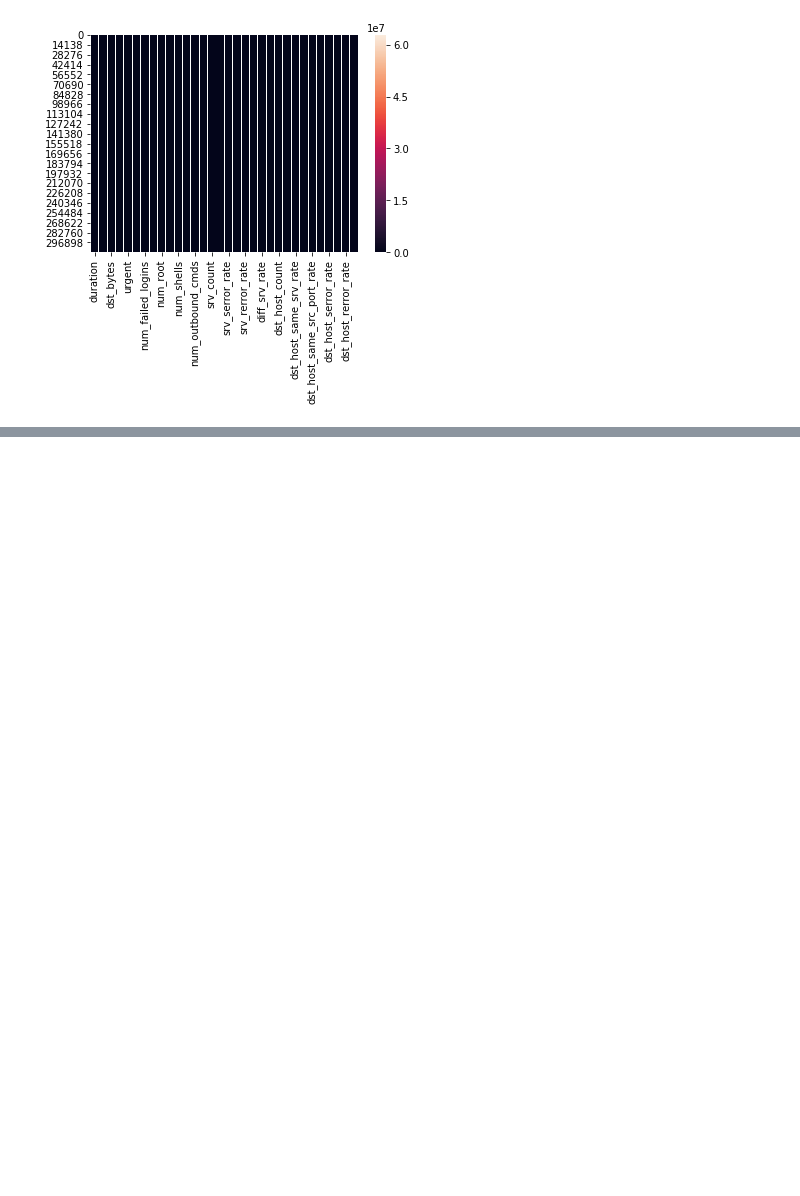
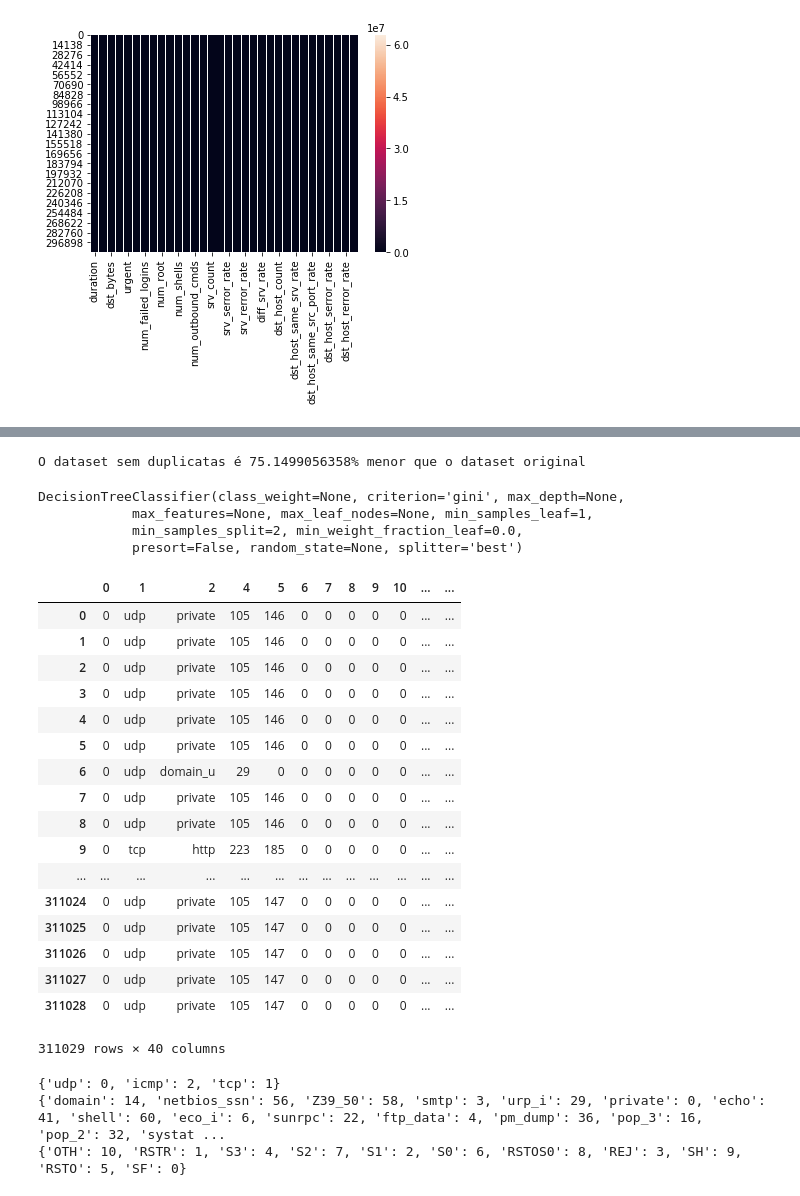
Before and after one commit to lucaslrolim/EEL840-KDD-CUP-99, a Jupyter notebook: Exploratory analysis.ipynb, the cells around one changed output, grey strips where cells are left out. Saved outputs shown, nothing was run; the diff lists cells and outputs as text; code cells hidden in the pictures; blank space fills up the shorter version.

Commit message:
Add decision tree and subset without duplicates

```diff
--- a/Exploratory analysis.ipynb
+++ b/Exploratory analysis.ipynb
@@ -123,0 +121,10 @@ ax
+# %%
+# Loading dataframe
+df = pd.read_csv("data/corrected.csv",sep=',',header=None)
+
+# Removing dupicates
+df2 = df.drop_duplicates()
+percentage = 1 - float(df2[0].count())/float(df[0].count())
+print("O dataset sem duplicatas é {}% menor que o dataset original".format(percentage * 100))
+# %% [output]
+O dataset sem duplicatas é 75.1499056358% menor que o dataset original
@@ -123,0 +133,31 @@ ax
+# %%
+clf = tree.DecisionTreeClassifier()
+clf = clf.fit(df.iloc[:,:41], df[41])
+clf
+# %% [output]
+DecisionTreeClassifier(class_weight=None, criterion='gini', max_depth=None,
+            max_features=None, max_leaf_nodes=None, min_samples_leaf=1,
+            min_samples_split=2, min_weight_fraction_leaf=0.0,
+            presort=False, random_state=None, splitter='best')
+# %%
+df_nolabels = df.drop(df.columns[3], axis=1).iloc[:,:40]
+df_nolabels
+# %% [output]
+|  | 0 | 1 | 2 | 4 | 5 | 6 | 7 | 8 | 9 | 10 | ... | ... |
+| 0 | 0 | udp | private | 105 | 146 | 0 | 0 | 0 | 0 | 0 | ... | ... |
+| 1 | 0 | udp | private | 105 | 146 | 0 | 0 | 0 | 0 | 0 | ... | ... |
+| 2 | 0 | udp | private | 105 | 146 | 0 | 0 | 0 | 0 | 0 | ... | ... |
+| 3 | 0 | udp | private | 105 | 146 | 0 | 0 | 0 | 0 | 0 | ... | ... |
+| 4 | 0 | udp | private | 105 | 146 | 0 | 0 | 0 | 0 | 0 | ... | ... |
+| 5 | 0 | udp | private | 105 | 146 | 0 | 0 | 0 | 0 | 0 | ... | ... |
+| 6 | 0 | udp | domain_u | 29 | 0 | 0 | 0 | 0 | 0 | 0 | ... | ... |
+| 7 | 0 | udp | private | 105 | 146 | 0 | 0 | 0 | 0 | 0 | ... | ... |
+| 8 | 0 | udp | private | 105 | 146 | 0 | 0 | 0 | 0 | 0 | ... | ... |
+| 9 | 0 | tcp | http | 223 | 185 | 0 | 0 | 0 | 0 | 0 | ... | ... |
+| ... | ... | ... | ... | ... | ... | ... | ... | ... | ... | ... | ... | ... |
+| 311024 | 0 | udp | private | 105 | 147 | 0 | 0 | 0 | 0 | 0 | ... | ... |
+| 311025 | 0 | udp | private | 105 | 147 | 0 | 0 | 0 | 0 | 0 | ... | ... |
+| 311026 | 0 | udp | private | 105 | 147 | 0 | 0 | 0 | 0 | 0 | ... | ... |
+| 311027 | 0 | udp | private | 105 | 147 | 0 | 0 | 0 | 0 | 0 | ... | ... |
+| 311028 | 0 | udp | private | 105 | 147 | 0 | 0 | 0 | 0 | 0 | ... | ... |
+311029 rows × 40 columns
@@ -123,0 +168,19 @@ ax
+# %%
+d_protocol = {}
+d_service = {}
+d_wtver = {}
+for i in range(len(c1)):
+    d_protocol[c1[i]] = i
+
+for i in range(len(c2)):
+    d_service[c2[i]] = i
+
+for i in range(len(c3)):
+    d_wtver[c3[i]] = i
+print (d_protocol)
+print (d_service)
+print (d_wtver)
+# %% [output]
+{'udp': 0, 'icmp': 2, 'tcp': 1}
+{'domain': 14, 'netbios_ssn': 56, 'Z39_50': 58, 'smtp': 3, 'urp_i': 29, 'private': 0, 'echo': 41, 'shell': 60, 'eco_i': 6, 'sunrpc': 22, 'ftp_data': 4, 'pm_dump': 36, 'pop_3': 16, 'pop_2': 32, 'systat ...
+{'OTH': 10, 'RSTR': 1, 'S3': 4, 'S2': 7, 'S1': 2, 'S0': 6, 'RSTOS0': 8, 'REJ': 3, 'SH': 9, 'RSTO': 5, 'SF': 0}
```
Also changed, not shown: parts of 7 cells of this notebook.
